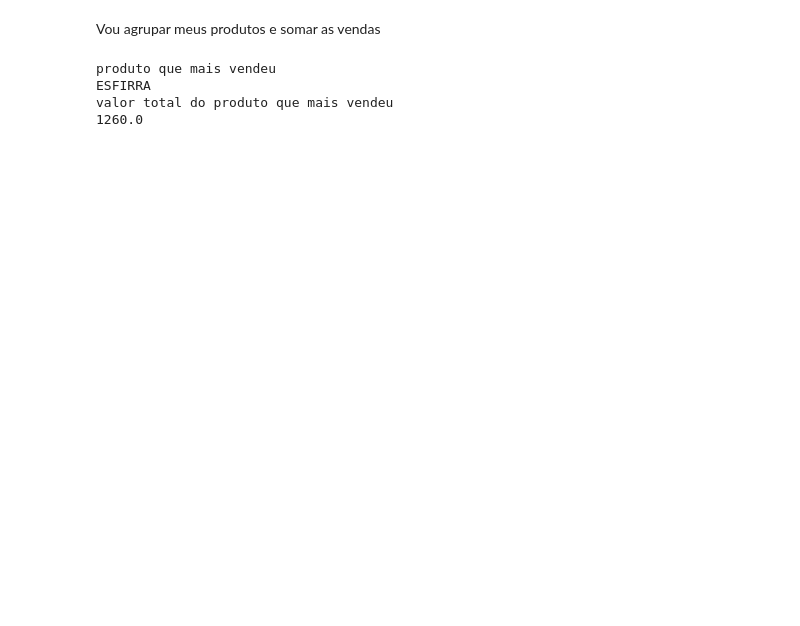
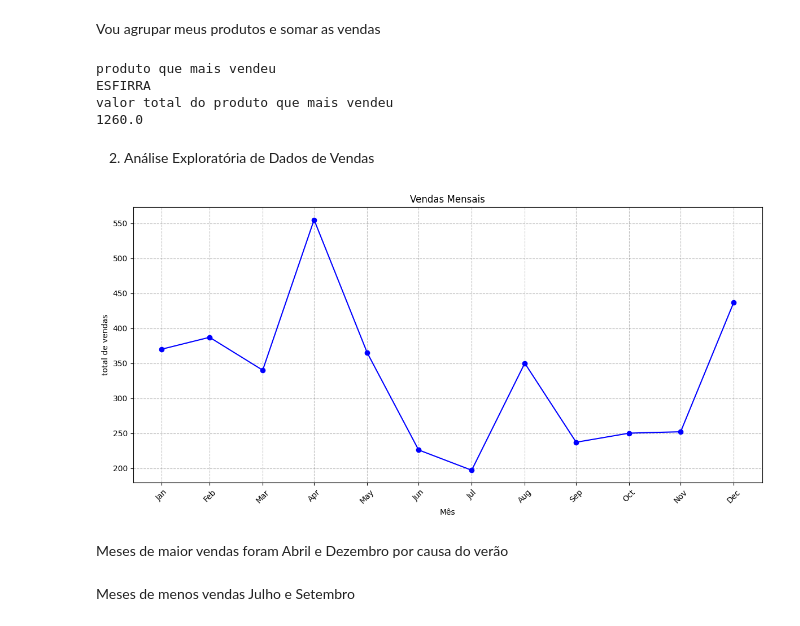
Before and after one commit to cibelemoraes/Teste_Analytics_cibelemoraes, a Jupyter notebook: Teste_Analytics.ipynb, the cells around one changed output. Cells and saved outputs as stored; diff of their text form; code cells hidden in the pictures; blank space fills up the shorter version.

Commit message:
Análise Exploratória

```diff
--- a/Teste_Analytics.ipynb
+++ b/Teste_Analytics.ipynb
@@ -144,3 +154,5 @@ produto que mais vendeu
 ESFIRRA
 valor total do produto que mais vendeu
 1260.0
+# %% [markdown]
+2.   Análise Exploratória de Dados de Vendas
@@ -146,0 +161,19 @@ valor total do produto que mais vendeu
+# %%
+df_mensal =df.resample("ME",on="Data").sum() #somando as vendas por mês
+# %%
+plt.figure(figsize=(12,6))
+plt.plot(df_mensal.index,df_mensal["TOTAL_VENDAS"],marker="o",linestyle="-",color="blue", label="Vendas Mensais") #plotando os dados de total vendas
+plt.title("Agrupamento de Vendas Mensais (2023)", fontsize=16)
+plt.xlabel("Mês") #meu titulo eixo x
+plt.ylabel("total de vendas") #meu titulo eixo y
+plt.title("Vendas Mensais")
+plt.grid(True,linestyle="--",color="gray",alpha=0.5)
+plt.xticks(ticks=df_mensal.index, labels=df_mensal.index.strftime('%b'), rotation=45)
+plt.tight_layout()
+plt.show()
+# %% [output]
+[figure, added]
+# %% [markdown]
+Meses de maior vendas foram Abril e Dezembro por causa do verão
+# %% [markdown]
+Meses de menos vendas Julho e Setembro
```
Also changed, not shown: parts of 4 cells of this notebook.
